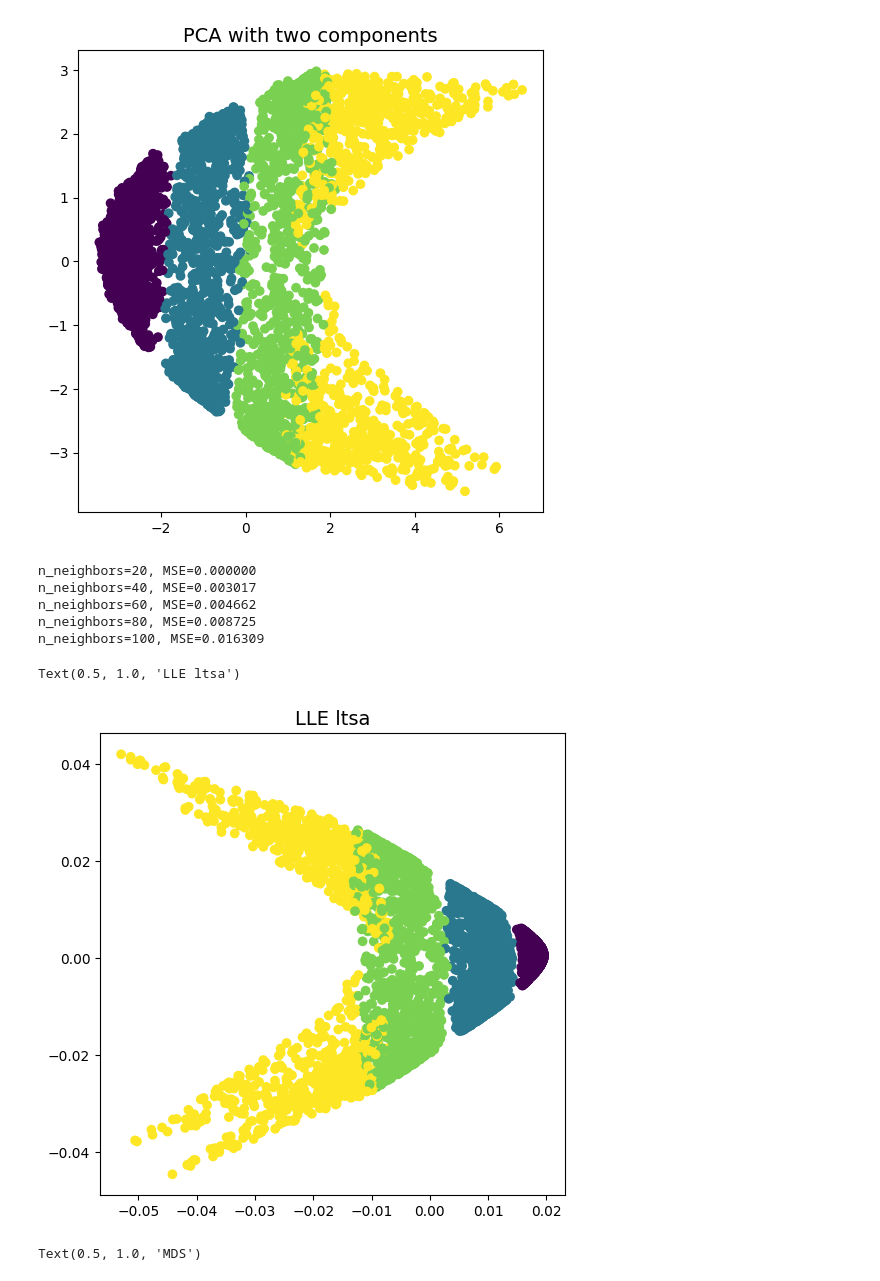
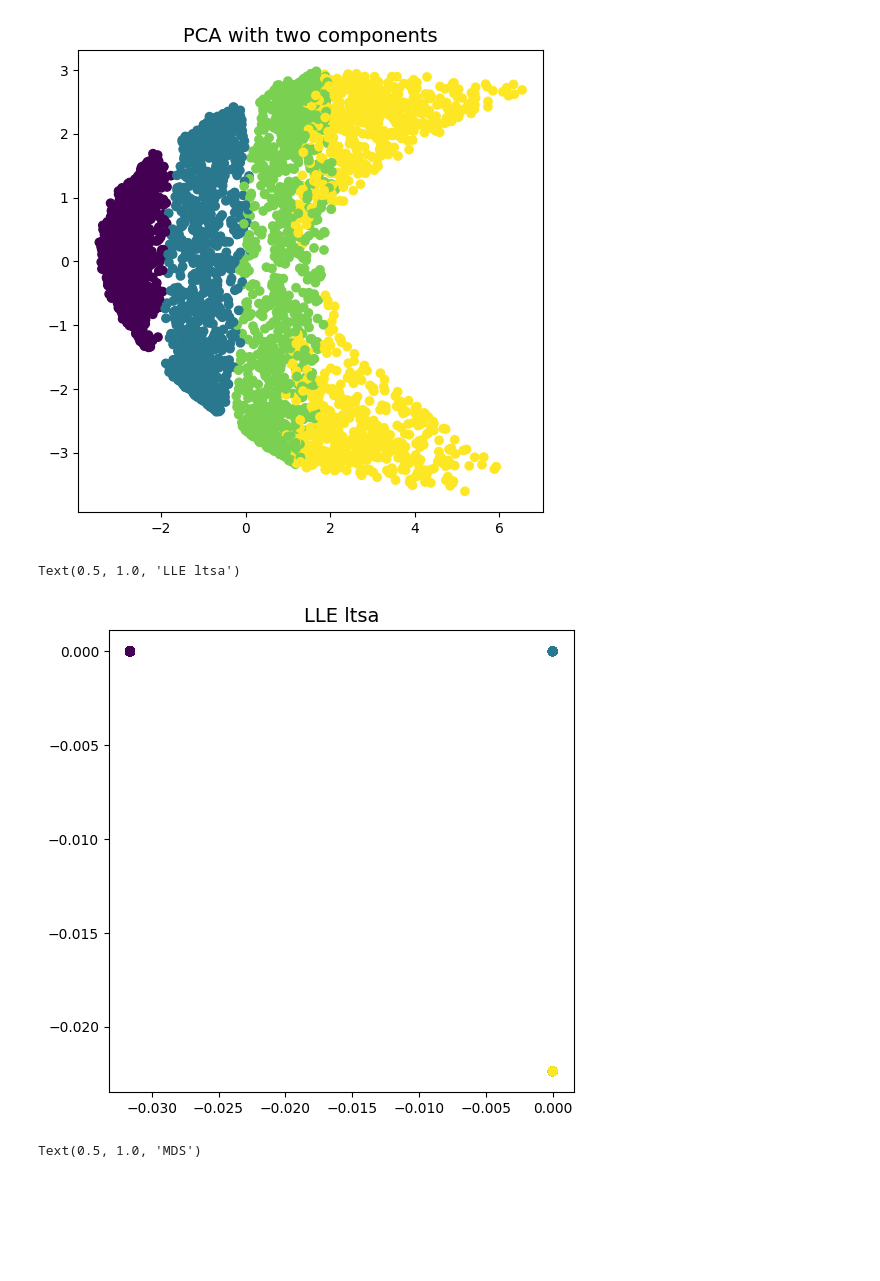
Before and after one commit to UO294431/NegocioPL, a Jupyter notebook: PL4/practica4.ipynb, the cells around one changed output. Saved outputs shown, nothing was run; the diff lists cells and outputs as text; code cells hidden in the pictures; blank space fills up the shorter version.

```diff
--- a/PL4/practica4.ipynb
+++ b/PL4/practica4.ipynb
@@ -201,55 +201,26 @@ params = {
     "random_state": 0,
 }
 # %%
-mse_list = []
-for n in range (20,101,20):
-    n_neighbors = n  # neighborhood which is used to recover the locally linear structure
-    n_components = 2  # number of coordinates for the manifold
-    params = {
-        "n_neighbors": n_neighbors,
-        "n_components": n_components,
-        "eigen_solver": "auto",
-        "random_state": 0,
-    }
-    points = sr_points.copy()
-    color = sr_color.copy()
-    model = manifold.LocallyLinearEmbedding(method="ltsa", **params)
-    X = model.fit_transform(points)
-
-    mse = model.reconstruction_error_
-    mse_list.append(mse)
-    print(f"n_neighbors={n}, MSE={mse:.6f}")
-
-min = 1
-for i in range(len(mse_list)):
-    if mse_list[i] < min:
-        min = n+11
-
-n_neighbors = min  # neighborhood which is used to recover the locally linear structure
-n_components = 2  # number of coordinates for the manifold
+n_neighbors = 20
+n_components = 2
 params = {
     "n_neighbors": n_neighbors,
     "n_components": n_components,
     "eigen_solver": "auto",
     "random_state": 0,
 }
 points = sr_points.copy()
 color = sr_color.copy()
 model = manifold.LocallyLinearEmbedding(method="ltsa", **params)
 X = model.fit_transform(points)
 
 fig = plt.figure(figsize=(6,6))
 ax = fig.add_subplot(1, 1, 1)
 ax.scatter(X[:, 0], X[:, 1], c=color)
 ax.set_title('LLE ltsa', size=14)
 # %% [output]
-n_neighbors=20, MSE=0.000000
-n_neighbors=40, MSE=0.003017
-n_neighbors=60, MSE=0.004662
-n_neighbors=80, MSE=0.008725
-n_neighbors=100, MSE=0.016309
+Text(0.5, 1.0, 'LLE ltsa')
-Text(0.5, 1.0, 'LLE ltsa')
-[figure, old version]
+[figure, new version]
 # %%
 points = sr_points.copy()
 color = sr_color.copy()
```
Also changed, not shown: parts of 1 cell of this notebook, 2 other files.
